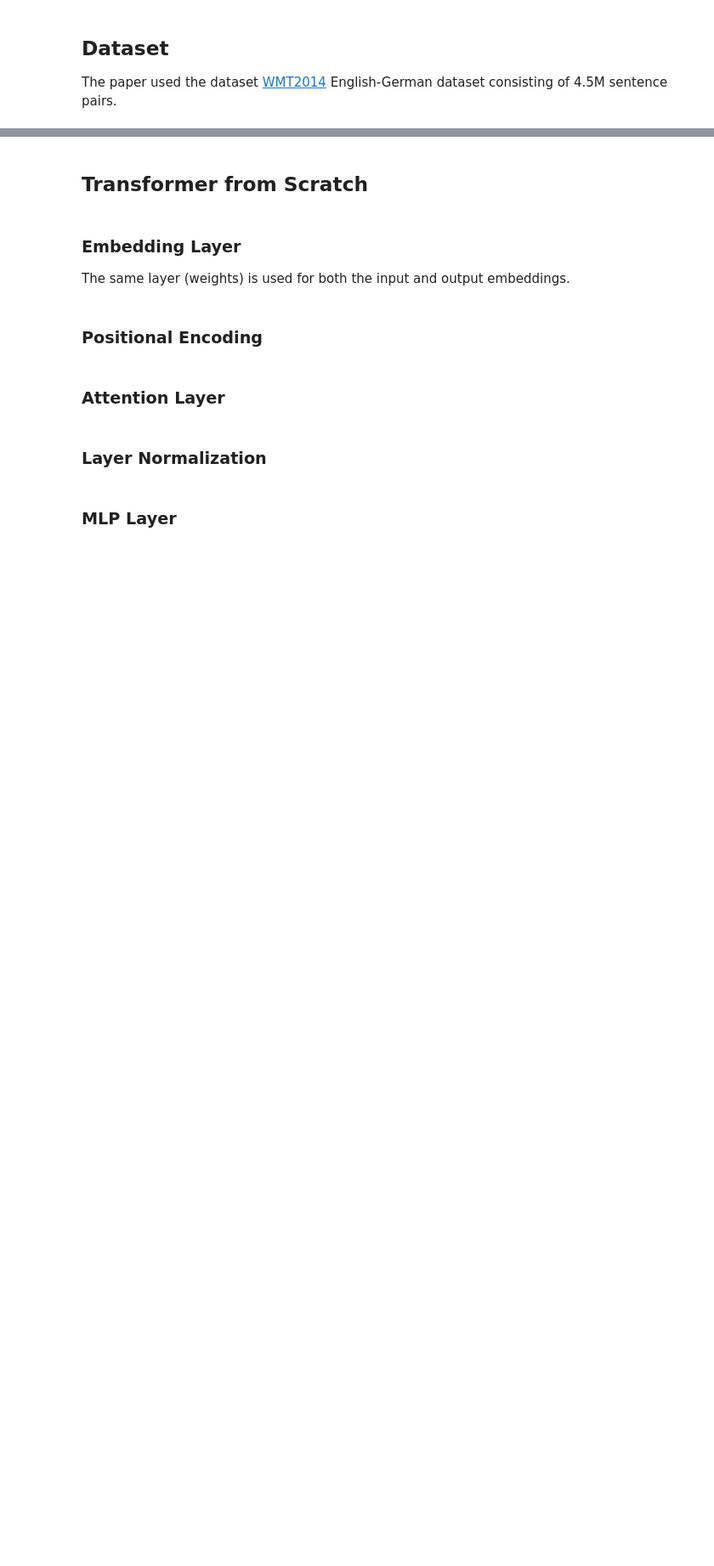
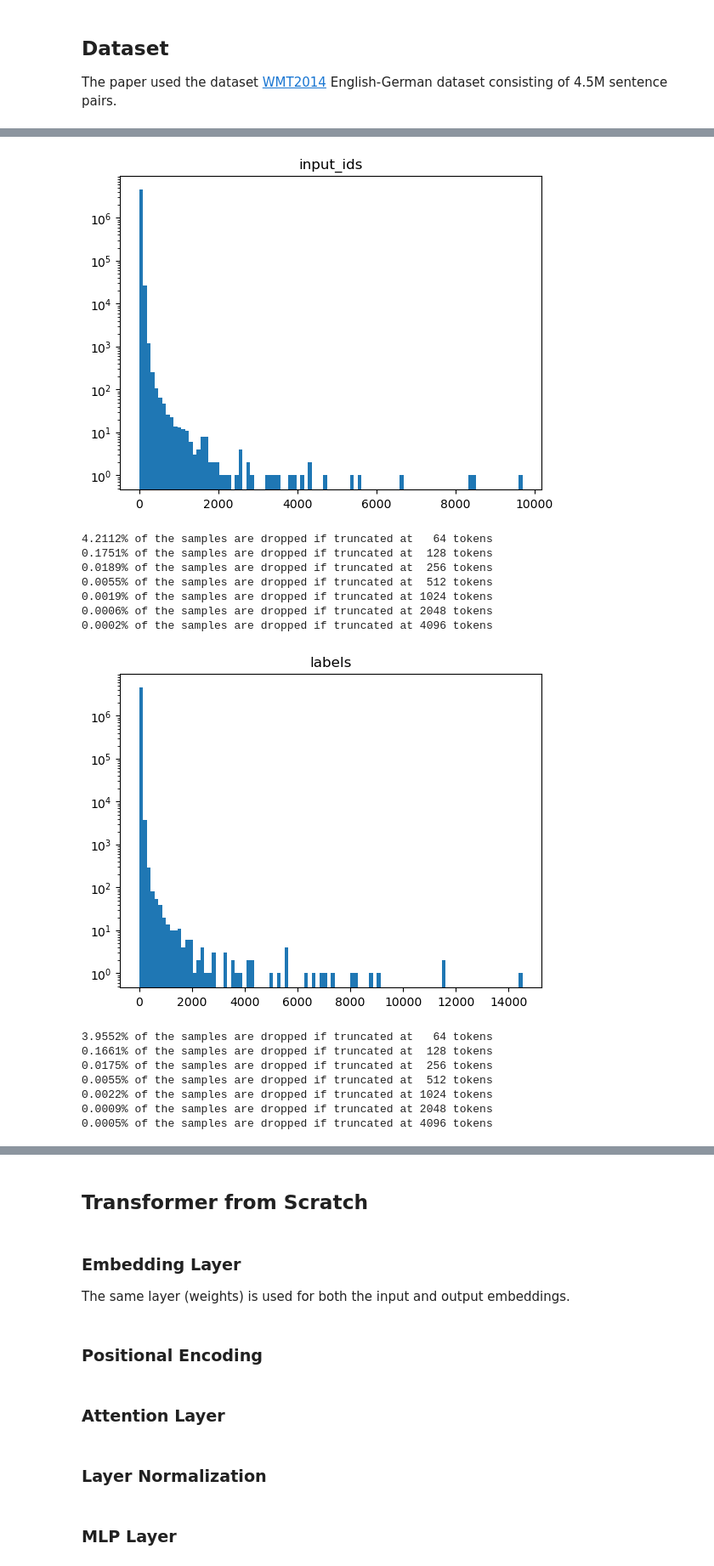
Before and after one commit to y1guo/learn-transformer, a Jupyter notebook: prototype.ipynb, the cells around one changed output, grey strips where cells are left out. Shown at 85% size. Drawn from its saved outputs; the diff is of its cells as text; code cells hidden in the pictures; blank space fills up the shorter version.

```diff
--- a/prototype.ipynb
+++ b/prototype.ipynb
@@ -8,5 +21,5 @@ The paper used the dataset [WMT2014](https://huggingface.co/datasets/wmt14) Engl
 from datasets import load_dataset
 
 
-dataset = load_dataset('wmt14', 'de-en') # Note: the dataset is downloaded at ~/.cache/huggingface/datasets
+dataset = load_dataset(DATASET, LANG) # Note: the dataset is downloaded at ~/.cache/huggingface/datasets
 # %%
@@ -70,0 +93,15 @@ tokenizer.save("tokenizer-wmt14-de-en.json")
+# %%
+def encode(sample):
+    encoding_src = tokenizer.encode(sample["translation"][SOURCE_LANG])
+    encoding_tgt = tokenizer.encode(sample["translation"][TARGET_LANG])
+    return ({
+        "input_ids": encoding_src.ids,
+        "attention_mask": encoding_src.attention_mask,
+        "labels": encoding_tgt.ids,
+        "decoder_attention_mask": encoding_tgt.attention_mask,
+    })
+
+
+for key in ["train", "validation", "test"]:
+    dataset[key] = dataset[key].map(encode, num_proc=NUM_PROC)
+probe_dataset()
@@ -70,0 +128,37 @@ tokenizer.save("tokenizer-wmt14-de-en.json")
+# %%
+# Takes about 6 mins
+seq_len = {"input_ids": [], "labels": []}
+for item in dataset["train"]:
+    seq_len["input_ids"].append(len(item["input_ids"]))
+    seq_len["labels"].append(len(item["labels"]))
+# %%
+import numpy as np
+import matplotlib.pyplot as plt
+
+
+for key in seq_len:
+    seq_len[key] = np.array(seq_len[key])
+    plt.hist(seq_len[key], bins=100, log=True)
+    plt.title(key)
+    plt.show()
+    for exponent in range(6, 13):
+        truncate_len = 2 ** exponent
+        rate = np.sum(seq_len[key] > truncate_len) / len(seq_len[key])
+        print(f"{rate * 100:<6.4f}% of the samples are dropped if truncated at {truncate_len:>4} tokens")
+# %% [output]
+[figure, added]
+4.2112% of the samples are dropped if truncated at   64 tokens
+0.1751% of the samples are dropped if truncated at  128 tokens
+0.0189% of the samples are dropped if truncated at  256 tokens
+0.0055% of the samples are dropped if truncated at  512 tokens
+0.0019% of the samples are dropped if truncated at 1024 tokens
+0.0006% of the samples are dropped if truncated at 2048 tokens
+0.0002% of the samples are dropped if truncated at 4096 tokens
+[figure, added]
+3.9552% of the samples are dropped if truncated at   64 tokens
+0.1661% of the samples are dropped if truncated at  128 tokens
+0.0175% of the samples are dropped if truncated at  256 tokens
+0.0055% of the samples are dropped if truncated at  512 tokens
+0.0022% of the samples are dropped if truncated at 1024 tokens
+0.0009% of the samples are dropped if truncated at 2048 tokens
+0.0005% of the samples are dropped if truncated at 4096 tokens
```
Also changed, not shown: parts of 19 cells of this notebook, 1 other file.
